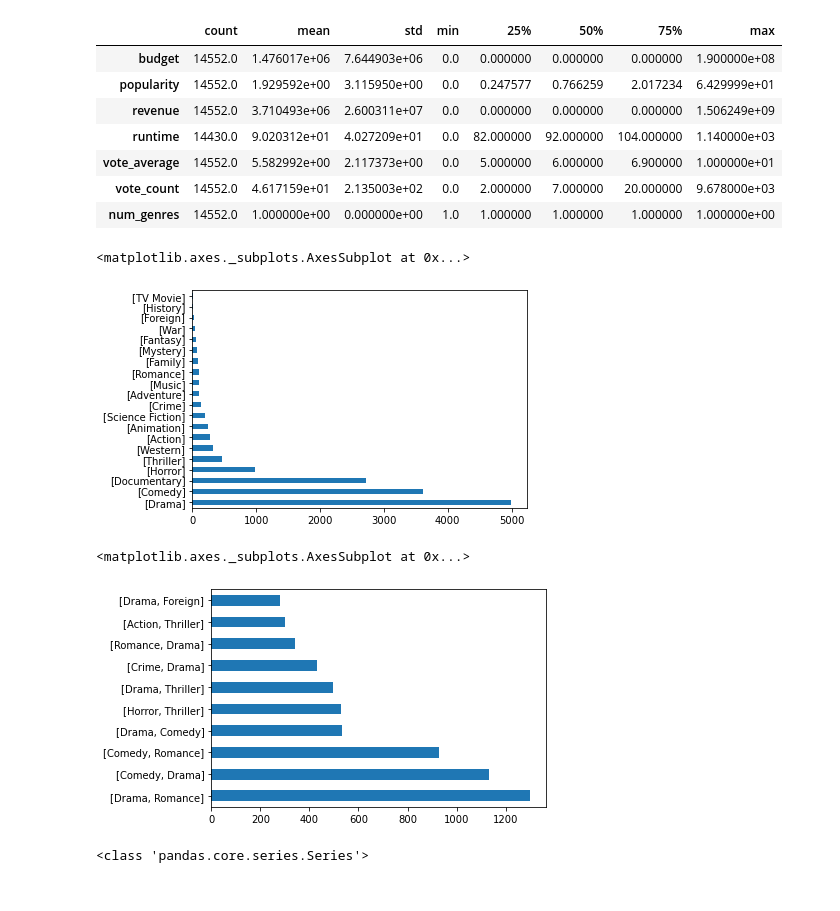
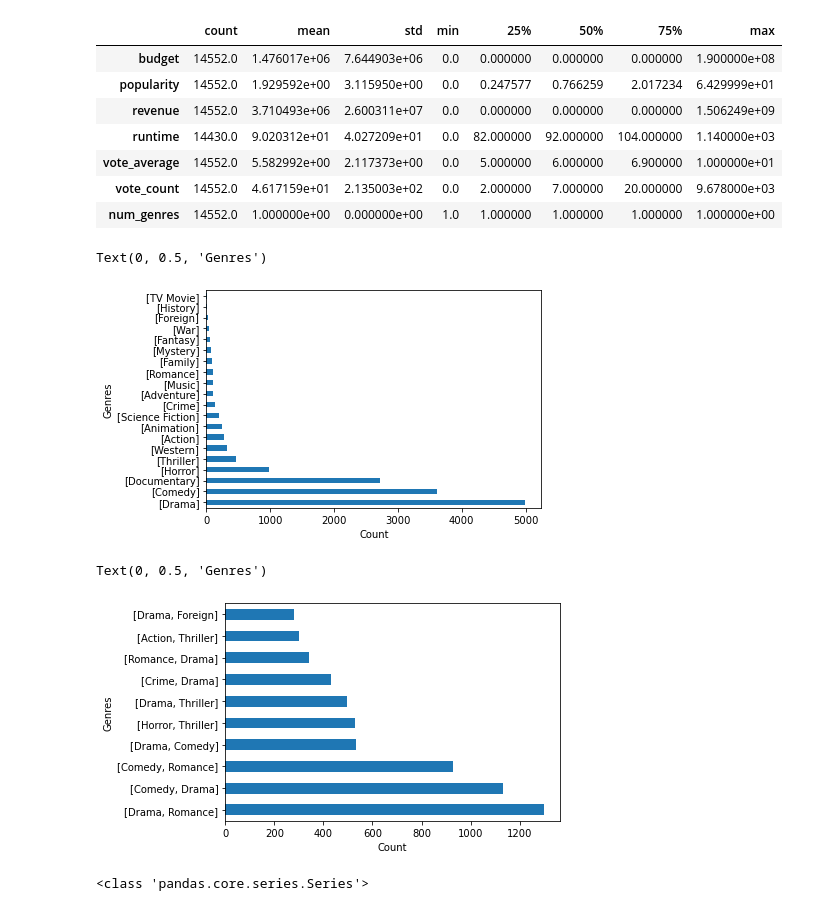
Before and after one commit to sathwikkes/Movie-Recommender-System, a Jupyter notebook: moviedataproject.ipynb, the cells around one changed output. Drawn from its saved outputs; the diff is of its cells as text; code cells hidden in the pictures.

Commit message:
added better seaborn visualizations and about to merge datasets

```diff
--- a/moviedataproject.ipynb
+++ b/moviedataproject.ipynb
@@ -429,14 +438,18 @@ movie_with_one.describe().transpose()
 movie_with_two = movies[movies['num_genres'] == 2]
 # %%
 movie_with_one['genres'].value_counts().plot(kind='barh') # 20 unique single genres
+plt.xlabel('Count')
+plt.ylabel('Genres')
 # %% [output]
-<matplotlib.axes._subplots.AxesSubplot at 0x...>
+Text(0, 0.5, 'Genres')
-[figure, old version]
+[figure, new version]
 # %%
 movie_with_two['genres'].value_counts().head(10).plot(kind ='barh') #303 unique pairs
+plt.xlabel('Count')
+plt.ylabel('Genres')
 # %% [output]
-<matplotlib.axes._subplots.AxesSubplot at 0x...>
+Text(0, 0.5, 'Genres')
-[figure, old version]
+[figure, new version]
 # %%
 movie_genres_key=movie_with_one['genres'].apply(lambda x: '_'.join((map(str,x))))
 # %%
```
Also changed, not shown: parts of 85 cells of this notebook.
